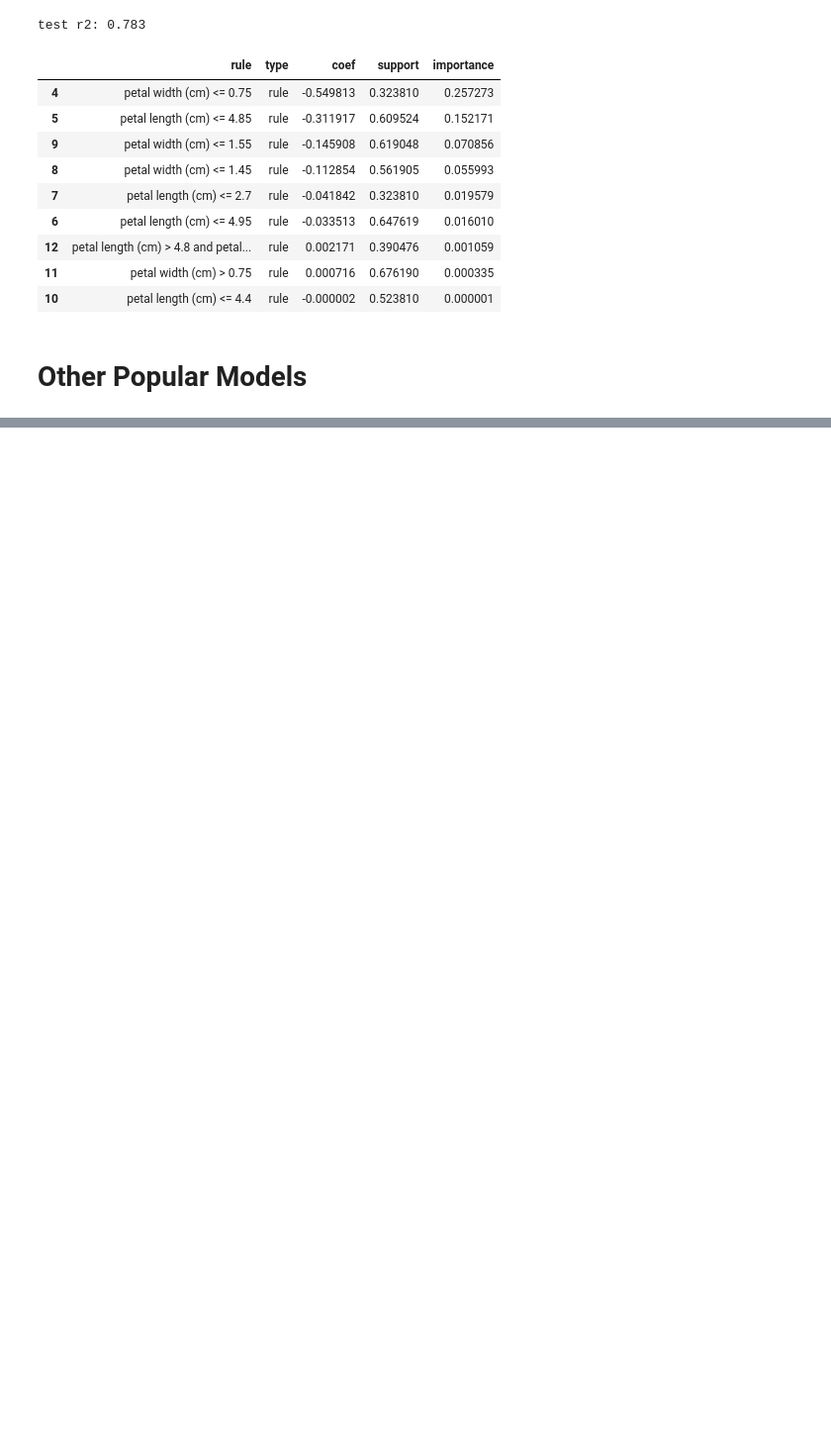
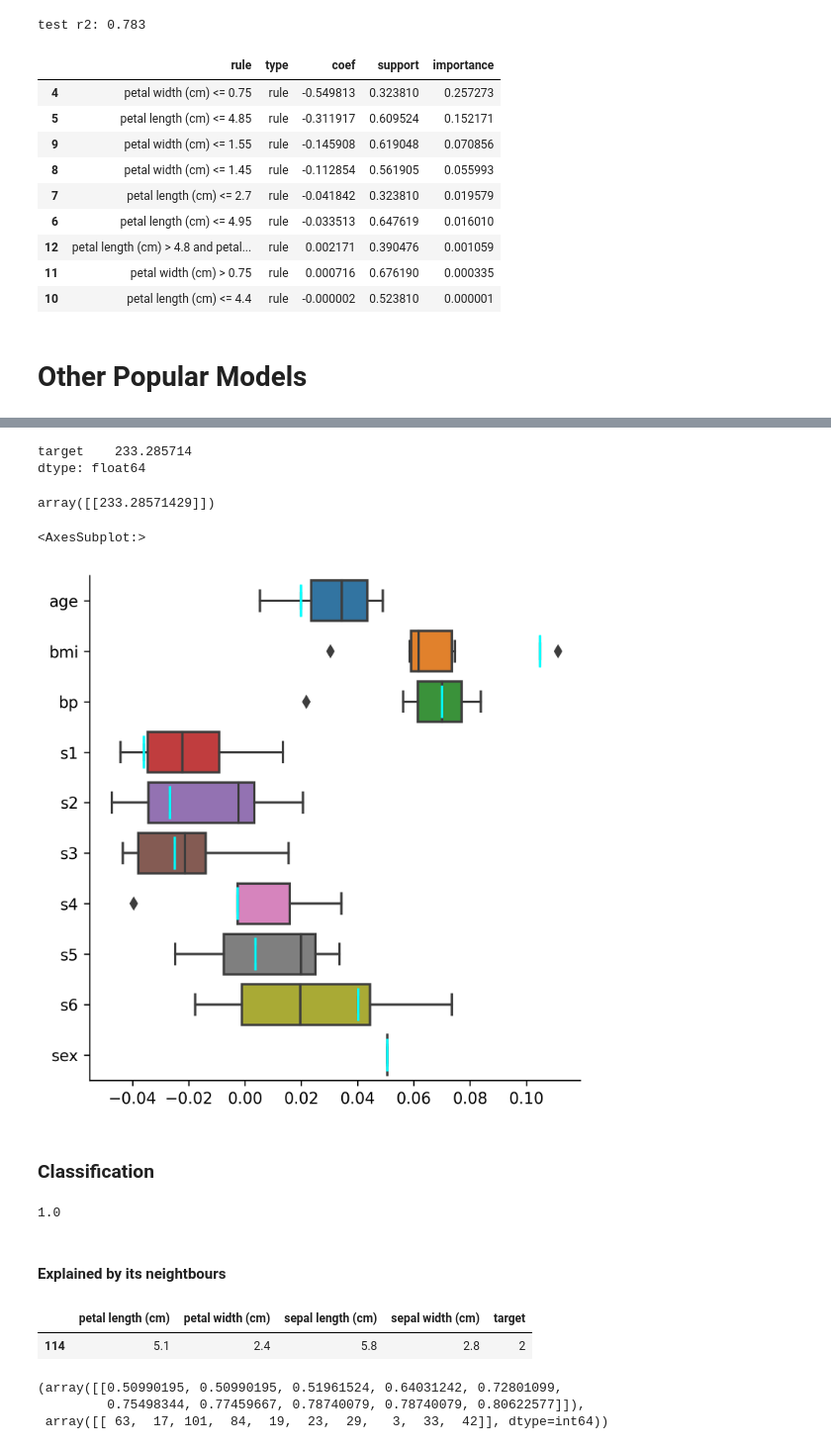
Before and after one commit to ficstamas/FateML, a Jupyter notebook: notebooks/03_decision_models.ipynb, the cells around one changed output, grey strips where cells are left out. Shown: that part at 99% size. Drawn from its saved outputs; the diff is of its cells as text; code cells hidden in the pictures; blank space fills up the shorter version.

```diff
--- a/notebooks/03_decision_models.ipynb
+++ b/notebooks/03_decision_models.ipynb
@@ -579,0 +764,3 @@ test r2: 0.783
+# %%
+distance, ind = knn.kneighbors(sample[diabetes.train_x.columns])
+distance, ind
@@ -579,0 +782,41 @@ test r2: 0.783
+# %%
+diabetes.train_y.iloc[ind[0]].mean()
+# %% [output]
+target    233.285714
+dtype: float64
+# %%
+knn.predict(sample[diabetes.train_x.columns])
+# %% [output]
+array([[233.28571429]])
+# %%
+sns.catplot(kind="box", data=diabetes.train_x.iloc[ind[0]], orient="h")
+sns.boxplot(data=diabetes.test_x[:1], width=.6, orient="h", medianprops={"color": "cyan"})
+# %% [output]
+<AxesSubplot:>
+[figure, added]
+# %% [markdown]
+### Classification
+# %%
+from sklearn.neighbors import KNeighborsClassifier
+
+knn = KNeighborsClassifier(n_neighbors=10)
+
+knn.fit(iris.train_x, iris.train_y['target'])
+knn.score(iris.test_x, iris.test_y['target'])
+# %% [output]
+1.0
+# %% [markdown]
+#### Explained by its neightbours
+# %%
+sample = pd.concat([iris.test_x[:1], iris.test_y[:1]], axis=1)
+sample
+# %% [output]
+|  | petal length (cm) | petal width (cm) | sepal length (cm) | sepal width (cm) | target |
+| 114 | 5.1 | 2.4 | 5.8 | 2.8 | 2 |
+# %%
+distance, ind = knn.kneighbors(sample[iris.train_x.columns])
+distance, ind
+# %% [output]
+(array([[0.50990195, 0.50990195, 0.51961524, 0.64031242, 0.72801099,
+         0.75498344, 0.77459667, 0.78740079, 0.78740079, 0.80622577]]),
+ array([[ 63,  17, 101,  84,  19,  23,  29,   3,  33,  42]], dtype=int64))
```
Also changed, not shown: parts of 27 cells of this notebook, 3 other files.
